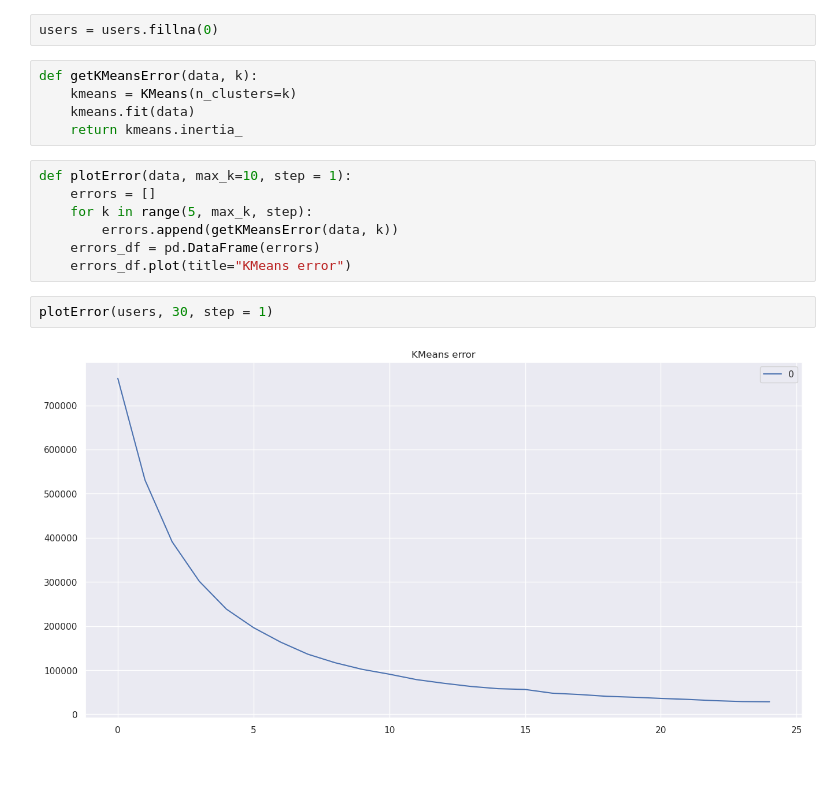
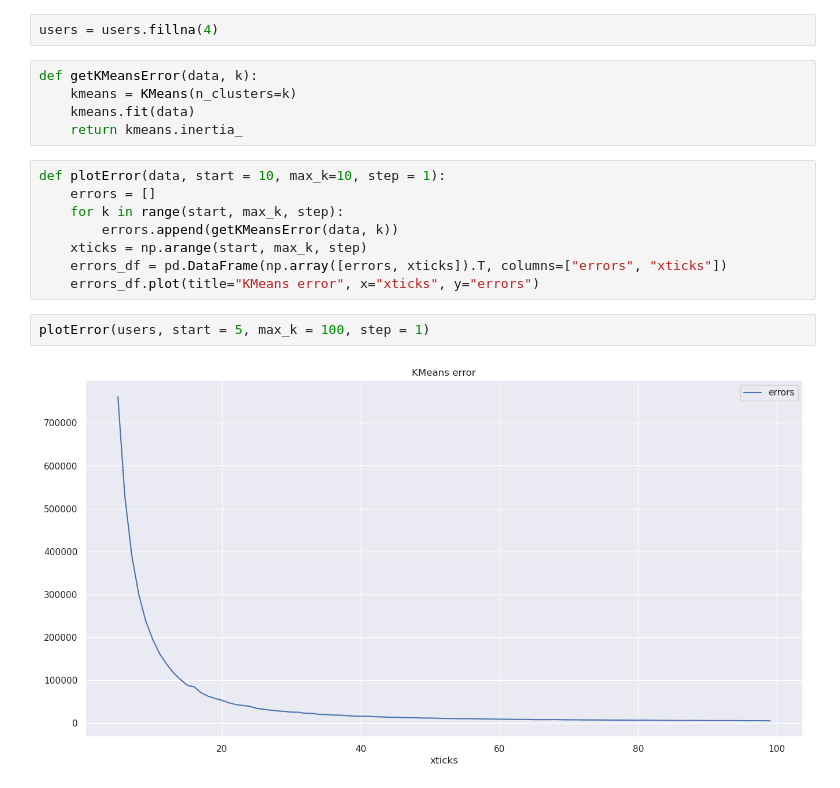
Before and after one commit to Marcin59/Movie_Recommendation_System, a Jupyter notebook: users_clustering.ipynb, the cells around one changed output. Cells and saved outputs as stored; diff of their text form.

Commit message:
Change xticks for error graph

```diff
--- a/users_clustering.ipynb
+++ b/users_clustering.ipynb
@@ -87,20 +87,21 @@ sns.heatmap(users.drop(["userId"], axis=1), cmap='coolwarm', cbar_kws={'label':
 # %%
 from sklearn.cluster import KMeans
 # %%
-users = users.fillna(0)
+users = users.fillna(4)
 # %%
 def getKMeansError(data, k):
     kmeans = KMeans(n_clusters=k)
     kmeans.fit(data)
     return kmeans.inertia_
 # %%
-def plotError(data, max_k=10, step = 1):
+def plotError(data, start = 10, max_k=10, step = 1):
     errors = []
-    for k in range(5, max_k, step):
+    for k in range(start, max_k, step):
         errors.append(getKMeansError(data, k))
-    errors_df = pd.DataFrame(errors)
-    errors_df.plot(title="KMeans error")
+    xticks = np.arange(start, max_k, step)
+    errors_df = pd.DataFrame(np.array([errors, xticks]).T, columns=["errors", "xticks"])
+    errors_df.plot(title="KMeans error", x="xticks", y="errors")
 # %%
-plotError(users, 30, step = 1)
+plotError(users, start = 5, max_k = 100, step = 1)
 # %% [output]
-[figure, old version]
+[figure, new version]
```
Also changed, not shown: parts of 1 cell of this notebook.
